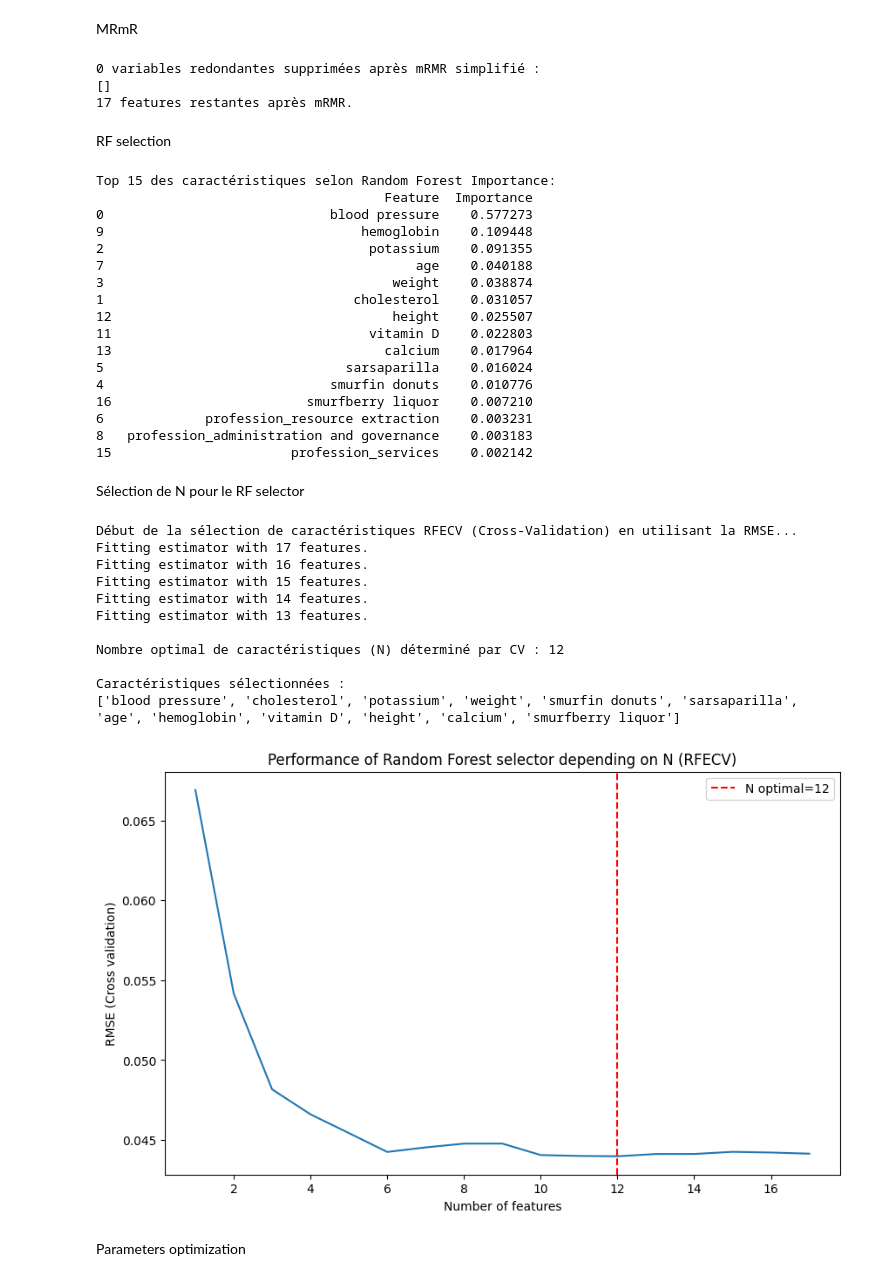
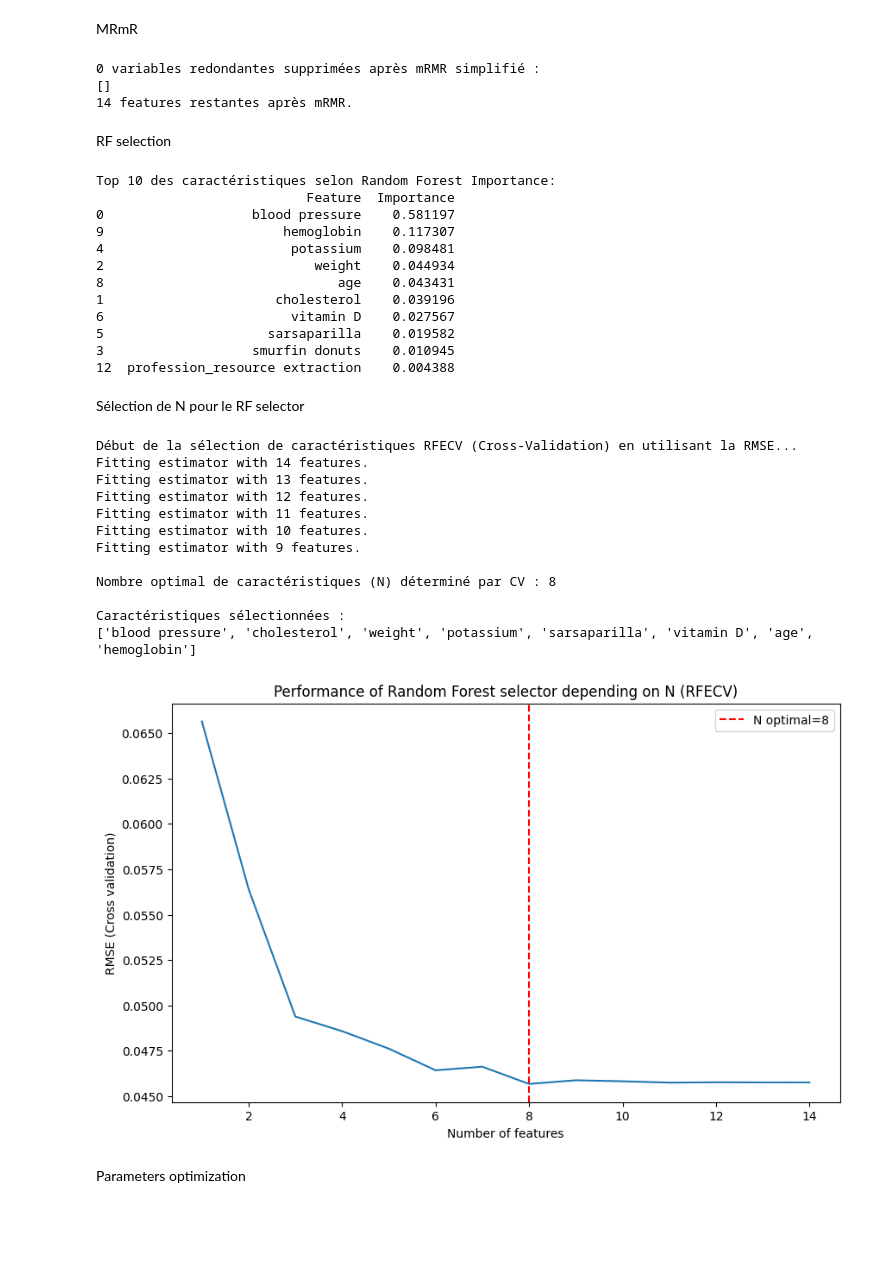
Before and after one commit to thomasrixen/LELEC2870-Project, a Jupyter notebook: Part2/Part2.ipynb, the cells around one changed output. Drawn from its saved outputs; the diff is of its cells as text; code cells hidden in the pictures; blank space fills up the shorter version.

```diff
--- a/Part2/Part2.ipynb
+++ b/Part2/Part2.ipynb
@@ -146,6 +118,9 @@ def optimize_model(model, params, X_train, y_train, scoring_metric='neg_root_mea
 # %% [markdown]
 Feature Selection
 # %%
+#X_train_full = pd.concat([X_train_mrmr, X_val_mrmr], axis=0)
+#y_train_full = pd.concat([y_train, y_val], axis=0)
+#y_train_ravel = y_train_full.values.ravel()
 mi_scores = mutual_info_regression(X_train, y_train.values.ravel(), random_state=42)
 mi_df = pd.DataFrame({'Feature': X_train.columns, 'MI': mi_scores})
 mi_df = mi_df.sort_values(by='MI', ascending=False).reset_index(drop=True)
@@ -153,9 +128,9 @@ mi_df = mi_df.sort_values(by='MI', ascending=False).reset_index(drop=True)
 
 mean_mi, std_mi = mi_df['MI'].mean(), mi_df['MI'].std()
 
-threshold_soft = mean_mi + 0.25 * std_mi
+threshold_soft = mean_mi + 0.3 * std_mi
 selected_by_threshold = mi_df[mi_df['MI'] > threshold_soft]['Feature'].tolist()
-
+print(len(selected_by_threshold))
 # En cas de peu de sélection, garde toutes les features avec MI > 0
 if len(selected_by_threshold) < 6:
     selected_by_threshold = mi_df[mi_df['MI'] > 0]['Feature'].tolist()
@@ -167,7 +142,7 @@ print(selected_by_threshold)
 # Sous-ensembles correspondants
 selected_features_mi = selected_by_threshold
 X_train_mi = X_train[selected_features_mi].copy()
-X_val_mi   = X_val[selected_features_mi].copy()
+#X_val_mi   = X_val[selected_features_mi].copy()
 X_test_mi  = X_test[selected_features_mi].copy()
 X_unlabeled_mi = X_unlabeled[selected_features_mi].copy()
 # %% [output]
@@ -181,53 +158,46 @@ corr_matrix = X_train_mi.corr().abs()
 upper = corr_matrix.where(np.triu(np.ones(corr_matrix.shape), k=1).astype(bool))
 high_corr = [col for col in upper.columns if any(upper[col] > 0.85)]
 X_train_mrmr = X_train_mi.drop(columns=high_corr, errors='ignore')
-X_val_mrmr = X_val_mi.drop(columns=high_corr, errors='ignore')
+#X_val_mrmr = X_val_mi.drop(columns=high_corr, errors='ignore')
 X_test_mrmr = X_test_mi.drop(columns=high_corr, errors='ignore')
 X_unlabeled_mrmr = X_unlabeled_mi.drop(columns=high_corr, errors='ignore')
+y_train_ravel = y_train.values.ravel()
 print(f"\n{len(high_corr)} variables redondantes supprimées après mRMR simplifié :")
 print(high_corr)
 print(f"{X_train_mrmr.shape[1]} features restantes après mRMR.")
 # %% [output]
 0 variables redondantes supprimées après mRMR simplifié :
 []
-17 features restantes après mRMR.
+14 features restantes après mRMR.
 # %% [markdown]
 RF selection
 # %%
-X_train_full = pd.concat([X_train_mrmr, X_val_mrmr], axis=0)
-y_train_full = pd.concat([y_train, y_val], axis=0)
-y_train_ravel = y_train_full.values.ravel()
 
 rf_selector = RandomForestRegressor(n_estimators=100, random_state =42, n_jobs=-1)
-rf_selector.fit(X_train_full, y_train_ravel)
+rf_selector.fit(X_train_mrmr, y_train_ravel)
 
 importances = rf_selector.feature_importances_
-feature_names = X_train_full.columns
+feature_names = X_train_mrmr.columns
 feature_importances_df = pd.DataFrame({
     'Feature': feature_names,
     'Importance': importances
 }).sort_values(by='Importance', ascending=False)
 
-print("\nTop 15 des caractéristiques selon Random Forest Importance:")
-print(feature_importances_df.head(15))
+print("\nTop 10 des caractéristiques selon Random Forest Importance:")
+print(feature_importances_df.head(10))
 # %% [output]
-Top 15 des caractéristiques selon Random Forest Importance:
-                                     Feature  Importance
-0                             blood pressure    0.577273
-9                                 hemoglobin    0.109448
-2                                  potassium    0.091355
-7                                        age    0.040188
-3                                     weight    0.038874
-1                                cholesterol    0.031057
-12                                    height    0.025507
-11                                 vitamin D    0.022803
-13                                   calcium    0.017964
-5                               sarsaparilla    0.016024
-4                             smurfin donuts    0.010776
-16                         smurfberry liquor    0.007210
-6             profession_resource extraction    0.003231
-8   profession_administration and governance    0.003183
-15                       profession_services    0.002142
+Top 10 des caractéristiques selon Random Forest Importance:
+                           Feature  Importance
+0                   blood pressure    0.581197
+9                       hemoglobin    0.117307
+4                        potassium    0.098481
+2                           weight    0.044934
+8                              age    0.043431
+1                      cholesterol    0.039196
+6                        vitamin D    0.027567
+5                     sarsaparilla    0.019582
+3                   smurfin donuts    0.010945
+12  profession_resource extraction    0.004388
 # %% [markdown]
 Sélection de N pour le RF selector
 # %%
@@ -242,46 +212,47 @@ rfecv_selector = RFECV(
     n_jobs=-1,
     verbose=1
 )
-rfecv_selector.fit(X_train_full, y_train_ravel)
+rfecv_selector.fit(X_train_mrmr, y_train_ravel)
 
 N_optimal = rfecv_selector.n_features_
 print(f"\nNombre optimal de caractéristiques (N) déterminé par CV : {N_optimal}")
-selected_features_rfecv = X_train_full.columns[rfecv_selector.support_].tolist()
+selected_features_rfecv = X_train_mrmr.columns[rfecv_selector.support_].tolist()
 print("\nCaractéristiques sélectionnées :")
 print(selected_features_rfecv)
 
-X_train_part2 = X_train_full[selected_features_rfecv].copy()
+X_train_part2 = X_train_mrmr[selected_features_rfecv].copy()
 X_test_part2 = X_test_mrmr[selected_features_rfecv].copy()
 # %% [output]
 Début de la sélection de caractéristiques RFECV (Cross-Validation) en utilisant la RMSE...
-Fitting estimator with 17 features.
-Fitting estimator with 16 features.
-Fitting estimator with 15 features.
 Fitting estimator with 14 features.
 Fitting estimator with 13 features.
+Fitting estimator with 12 features.
+Fitting estimator with 11 features.
+Fitting estimator with 10 features.
+Fitting estimator with 9 features.
 
-Nombre optimal de caractéristiques (N) déterminé par CV : 12
+Nombre optimal de caractéristiques (N) déterminé par CV : 8
 
 Caractéristiques sélectionnées :
-['blood pressure', 'cholesterol', 'potassium', 'weight', 'smurfin donuts', 'sarsaparilla', 'age', 'hemoglobin', 'vitamin D', 'height', 'calcium', 'smurfberry liquor']
+['blood pressure', 'cholesterol', 'weight', 'potassium', 'sarsaparilla', 'vitamin D', 'age', 'hemoglobin']
 # %%
 
 # Assuming it returns the actual RMSE values (since greater_is_better=False)
 scores_rmse = -rfecv_selector.cv_results_['mean_test_score']
-n_features_range = range(1, len(X_train_full.columns) + 1)
+n_features_range = range(1, len(X_train_mrmr.columns) + 1)
 
 # Création du graphique (nécessite matplotlib)
 plt.figure(figsize=(10, 6))
 plt.plot(n_features_range, scores_rmse)
 plt.xlabel("Number of features")
 plt.ylabel("RMSE (Cross validation)")
 plt.title("Performance of Random Forest selector depending on N (RFECV)")
 plt.axvline(x=N_optimal, color='r', linestyle='--', label=f'N optimal={N_optimal}')
 plt.legend()
 plt.savefig("C:/Users/User/Desktop/GBIOM2/LELEC2870_Machine_learning/LELEC2870-Project/plots/performance_rf_selection.pdf")
 plt.show()
 # %% [output]
-[figure, old version]
+[figure, new version]
 # %% [markdown]
 Parameters optimization
 # %%
```
Also changed, not shown: parts of 11 cells of this notebook.
